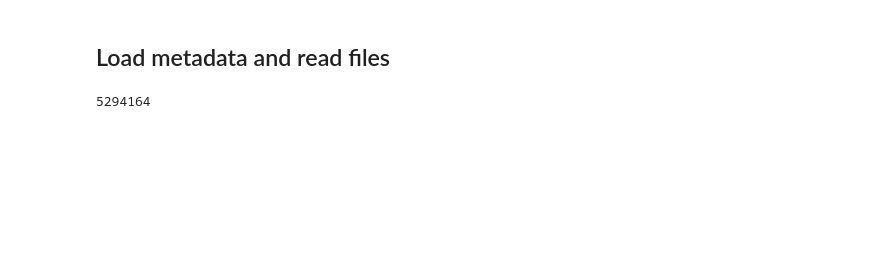
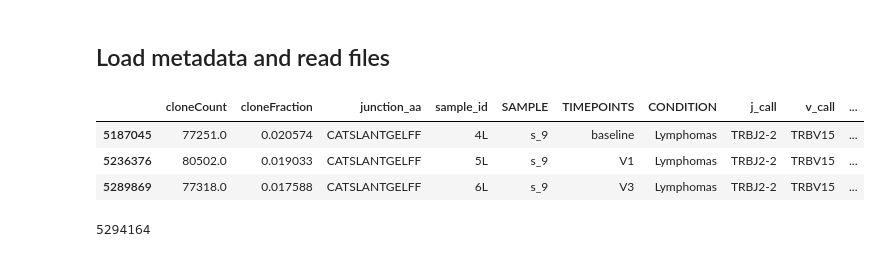
Before and after one commit to fabio-affaticati/Lymphovid19, a Jupyter notebook: lymph_covid.ipynb, the cells around one changed output. Drawn from its saved outputs; the diff is of its cells as text; code cells hidden in the pictures; blank space fills up the shorter version.

```diff
--- a/lymph_covid.ipynb
+++ b/lymph_covid.ipynb
@@ -72,6 +73,14 @@ metadata = (
             .str.replace('Lymphomas', 'Lymphoma patients', regex=False)
     )
 )
+# %%
+data = pd.read_csv(PROCESSEDDIR + 'preprocessed_data.csv', index_col=0, low_memory=False)
+data.query('v_call == "TRBV15" and j_call == "TRBJ2-2" and junction_aa == "CATSLANTGELFF" and SAMPLE == "s_9"')
+# %% [output]
+|  | cloneCount | cloneFraction | junction_aa | sample_id | SAMPLE | TIMEPOINTS | CONDITION | j_call | v_call | ... |
+| 5187045 | 77251.0 | 0.020574 | CATSLANTGELFF | 4L | s_9 | baseline | Lymphomas | TRBJ2-2 | TRBV15 | ... |
+| 5236376 | 80502.0 | 0.019033 | CATSLANTGELFF | 5L | s_9 | V1 | Lymphomas | TRBJ2-2 | TRBV15 | ... |
+| 5289869 | 77318.0 | 0.017588 | CATSLANTGELFF | 6L | s_9 | V3 | Lymphomas | TRBJ2-2 | TRBV15 | ... |
 # %%
 data = (
     pd.read_csv(PROCESSEDDIR + 'preprocessed_data.csv', index_col=0, low_memory=False)
```
Also changed, not shown: parts of 25 cells of this notebook, 40 other files.
